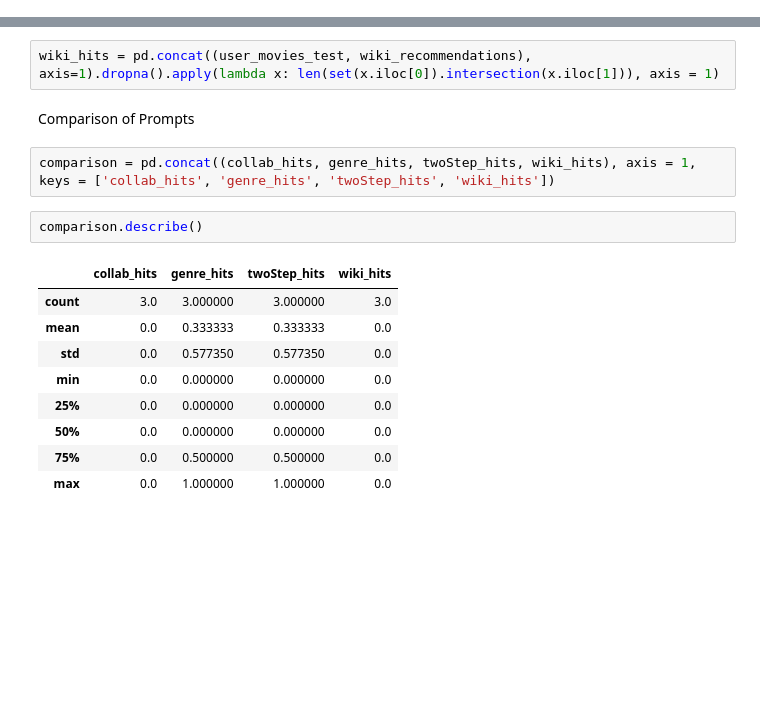
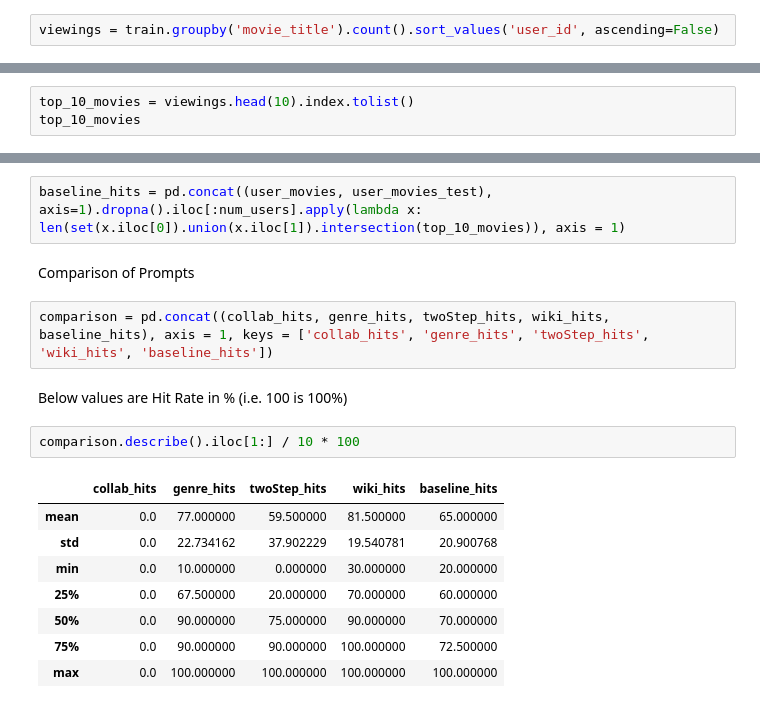
Before and after one commit to nick-carroll1/LLM-Recommender-System, a Jupyter notebook: src/comparing_prompts.ipynb, the cells around one changed output, grey strips where cells are left out. Cells and saved outputs as stored; diff of their text form; blank space fills up the shorter version.

Commit message:
Renamed to comparing_prompts and updated comparison

```diff
--- a/src/train.ipynb
+++ b/src/comparing_prompts.ipynb
@@ -325,0 +340,2 @@ Name: user_id, dtype: object
+# %%
+viewings = train.groupby('movie_title').count().sort_values('user_id', ascending=False)
@@ -325,0 +352,3 @@ Name: user_id, dtype: object
+# %%
+top_10_movies = viewings.head(10).index.tolist()
+top_10_movies
@@ -326,18 +366,19 @@ Name: user_id, dtype: object
 # %%
-wiki_hits = pd.concat((user_movies_test, wiki_recommendations), axis=1).dropna().apply(lambda x: len(set(x.iloc[0]).intersection(x.iloc[1])), axis = 1)
+baseline_hits = pd.concat((user_movies, user_movies_test), axis=1).dropna().iloc[:num_users].apply(lambda x: len(set(x.iloc[0]).union(x.iloc[1]).intersection(top_10_movies)), axis = 1)
 # %% [markdown]
 Comparison of Prompts
 # %%
-comparison = pd.concat((collab_hits, genre_hits, twoStep_hits, wiki_hits), axis = 1, keys = ['collab_hits', 'genre_hits', 'twoStep_hits', 'wiki_hits'])
+comparison = pd.concat((collab_hits, genre_hits, twoStep_hits, wiki_hits, baseline_hits), axis = 1, keys = ['collab_hits', 'genre_hits', 'twoStep_hits', 'wiki_hits', 'baseline_hits'])
+# %% [markdown]
+Below values are Hit Rate in % (i.e. 100 is 100%)
 # %%
-comparison.describe()
+comparison.describe().iloc[1:] / 10 * 100
 # %% [output]
-|  | collab_hits | genre_hits | twoStep_hits | wiki_hits |
-| count | 3.0 | 3.000000 | 3.000000 | 3.0 |
-| mean | 0.0 | 0.333333 | 0.333333 | 0.0 |
-| std | 0.0 | 0.577350 | 0.577350 | 0.0 |
-| min | 0.0 | 0.000000 | 0.000000 | 0.0 |
-| 25% | 0.0 | 0.000000 | 0.000000 | 0.0 |
-| 50% | 0.0 | 0.000000 | 0.000000 | 0.0 |
-| 75% | 0.0 | 0.500000 | 0.500000 | 0.0 |
-| max | 0.0 | 1.000000 | 1.000000 | 0.0 |
+|  | collab_hits | genre_hits | twoStep_hits | wiki_hits | baseline_hits |
+| mean | 0.0 | 77.000000 | 59.500000 | 81.500000 | 65.000000 |
+| std | 0.0 | 22.734162 | 37.902229 | 19.540781 | 20.900768 |
+| min | 0.0 | 10.000000 | 0.000000 | 30.000000 | 20.000000 |
+| 25% | 0.0 | 67.500000 | 20.000000 | 70.000000 | 60.000000 |
+| 50% | 0.0 | 90.000000 | 75.000000 | 90.000000 | 70.000000 |
+| 75% | 0.0 | 90.000000 | 90.000000 | 100.000000 | 72.500000 |
+| max | 0.0 | 100.000000 | 100.000000 | 100.000000 | 100.000000 |
```
Also changed, not shown: parts of 19 cells of this notebook.
